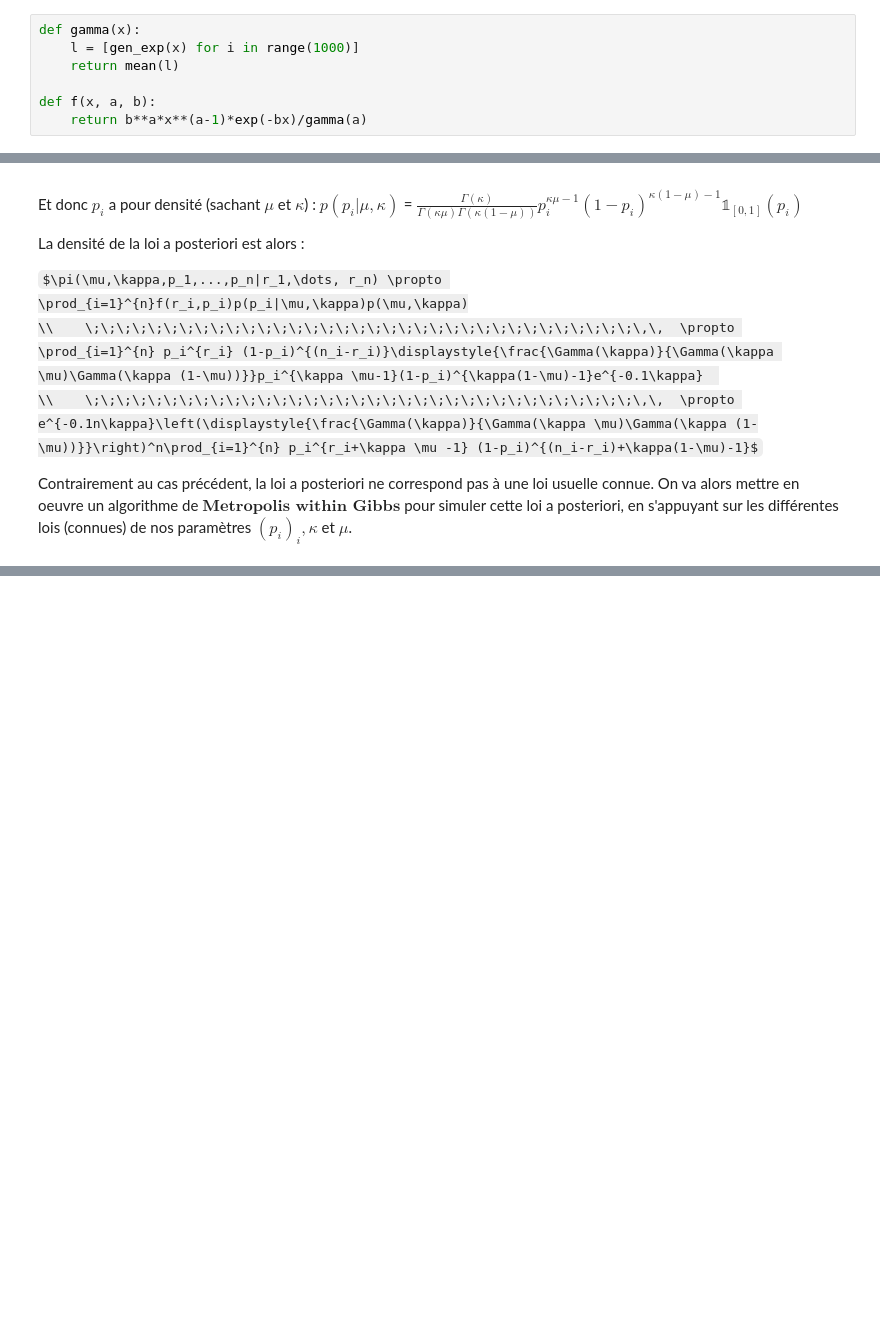
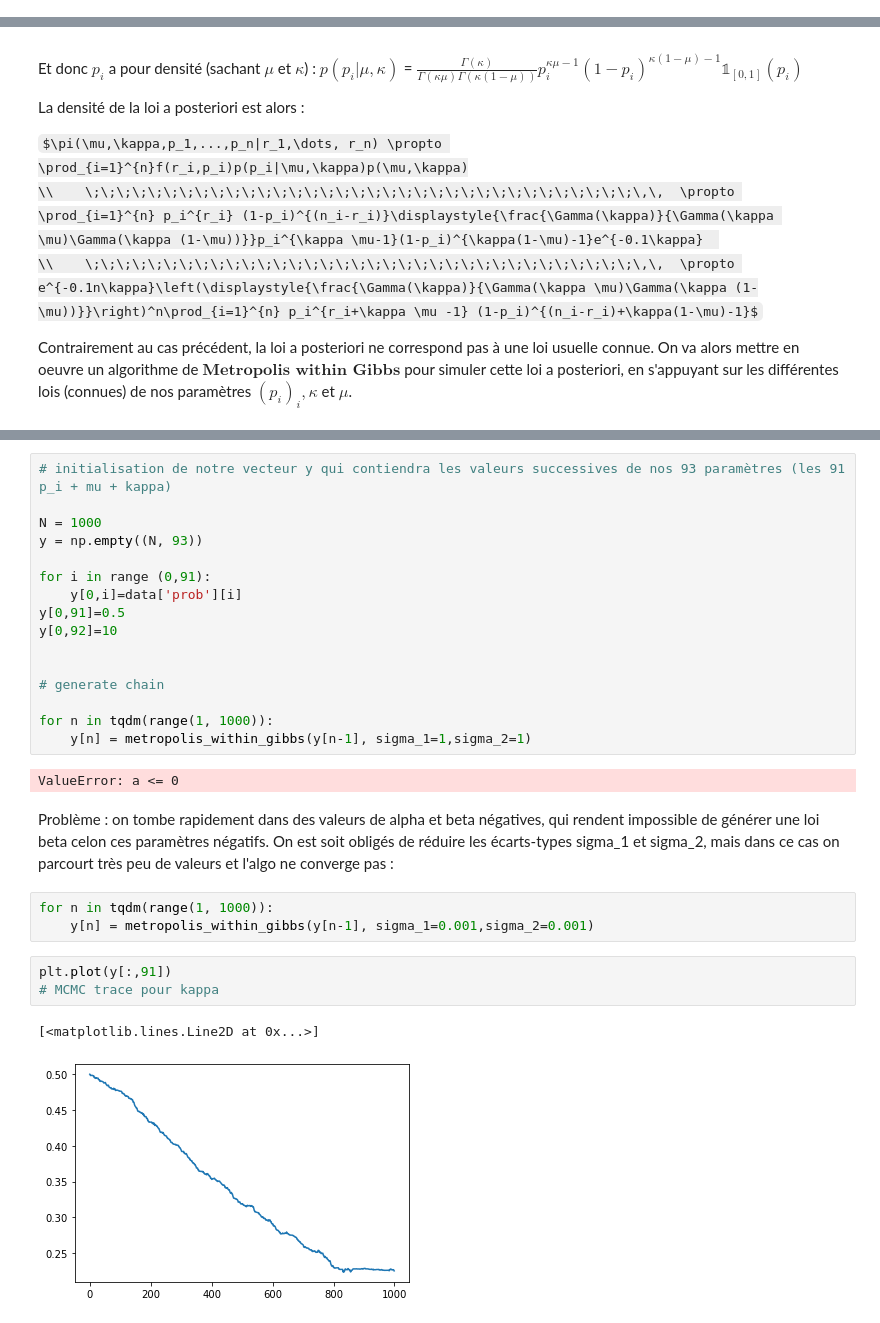
Before and after one commit to erialc-cal/MCM_Listeria_Prevalence, a Jupyter notebook: exploratoire_robin.ipynb, the cells around one changed output, grey strips where cells are left out. Saved outputs shown, nothing was run; the diff lists cells and outputs as text; some formulas as TeX source; blank space fills up the shorter version.

Commit message:
Add files via upload
metropolis_within_gibbs

```diff
--- a/exploratoire_robin.ipynb
+++ b/exploratoire_robin.ipynb
@@ -63,10 +67,3 @@ Simuler une loi beta(alpha, beta) à l'aide de simulation de lois gammas.
 Soient $X$ et $Y$ deux variables independantes distribuees suivant des lois  $\Gamma(a,1)$ et $\Gamma(b,1)$
 
 Alors $U = X+Y$ et $V = X/(X+Y)$ sont deux variables independantes distribuees suivant des lois $\Gamma(a+b,1)$ et $\mathcal{B}eta(a,b)$.
-# %%
-def gamma(x):
-    l = [gen_exp(x) for i in range(1000)]
-    return mean(l)
-
-def f(x, a, b):
-    return b**a*x**(a-1)*exp(-bx)/gamma(a)
@@ -167,0 +237,30 @@ On va alors mettre en oeuvre un algorithme de $\textbf{Metropolis within Gibbs}$
+# %%
+# initialisation de notre vecteur y qui contiendra les valeurs successives de nos 93 paramètres (les 91 p_i + mu + kappa)
+
+N = 1000
+y = np.empty((N, 93))
+
+for i in range (0,91):
+    y[0,i]=data['prob'][i]
+y[0,91]=0.5
+y[0,92]=10
+
+
+# generate chain
+
+for n in tqdm(range(1, 1000)):
+    y[n] = metropolis_within_gibbs(y[n-1], sigma_1=1,sigma_2=1)
+# %% [output]
+ValueError: a <= 0
+# %% [markdown]
+Problème : on tombe rapidement dans des valeurs de alpha et beta négatives, qui rendent impossible de générer une loi beta celon ces paramètres négatifs.
+On est soit obligés de réduire les écarts-types sigma_1 et sigma_2, mais dans ce cas on parcourt très peu de valeurs et l'algo ne converge pas :
+# %%
+for n in tqdm(range(1, 1000)):
+    y[n] = metropolis_within_gibbs(y[n-1], sigma_1=0.001,sigma_2=0.001)
+# %%
+plt.plot(y[:,91])
+# MCMC trace pour kappa
+# %% [output]
+[<matplotlib.lines.Line2D at 0x...>]
+[figure, added]
```
Also changed, not shown: parts of 22 cells of this notebook.
